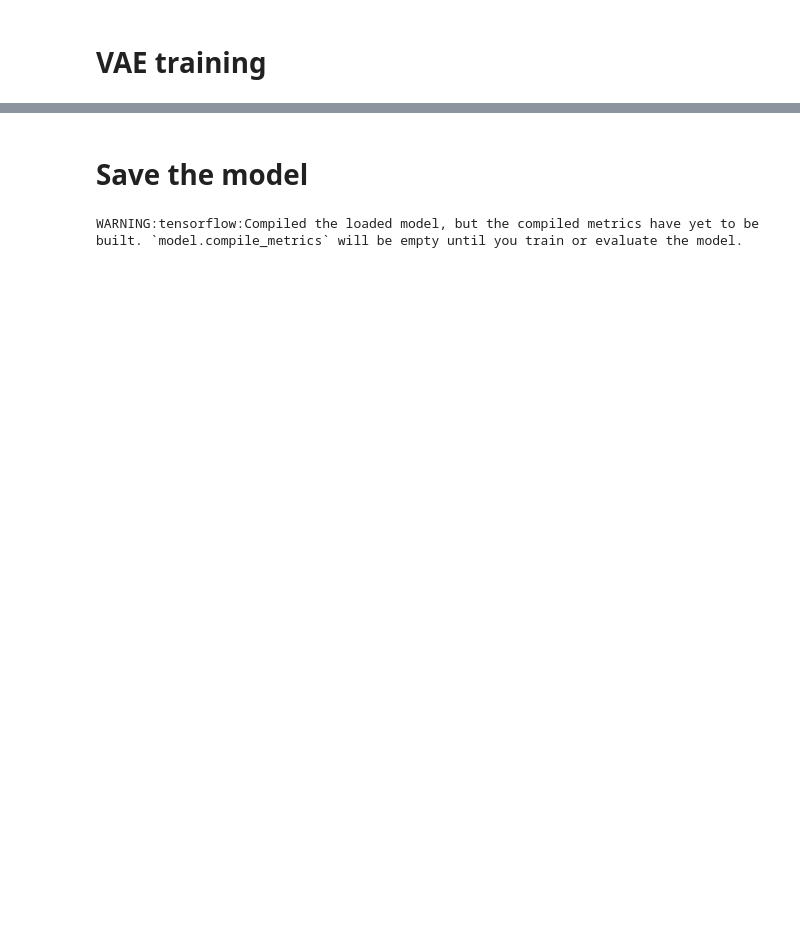
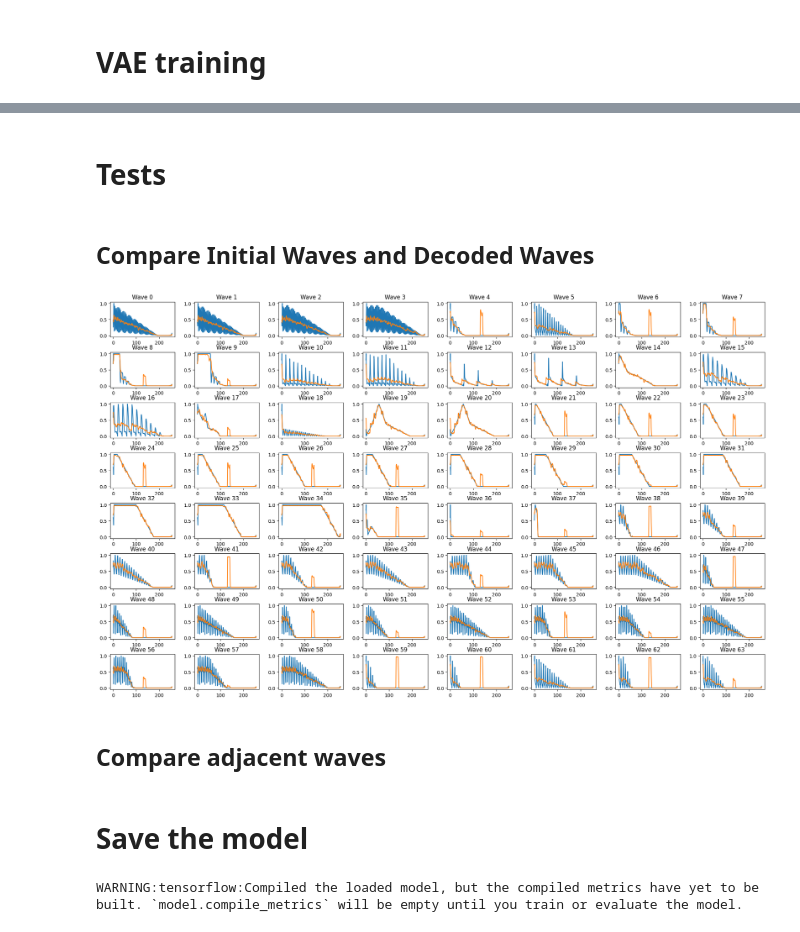
Before and after one commit to jeremywu2000/NN_WaveTable_Generator, a Jupyter notebook: variational_autoencoder/keras_vae.ipynb, the cells around one changed output, grey strips where cells are left out. Cells and saved outputs as stored; diff of their text form; code cells hidden in the pictures; blank space fills up the shorter version.

```diff
--- a/variational_autoencoder/keras_vae.ipynb
+++ b/variational_autoencoder/keras_vae.ipynb
@@ -204,0 +201,5 @@ _________________________________________________________________
+# %%
+vae = VAE()
+vae.encoder.build(enc_input_shape)
+vae.build(enc_input_shape)
+vae.summary()
@@ -205,7 +220,8 @@ _________________________________________________________________
 # %% [markdown]
 # VAE training
-# %%
-num_epochs = 10
-for j in tqdm(range(num_epochs)):
-    for i in waves:
-        loss = vae.train_step(i)
+# %%
+vae.compile(optimizer='adam', loss=vae.loss)
+vae.fit(waves, waves,
+                epochs=5000,
+                shuffle=True,
+                validation_data=(waves, waves))
@@ -211,0 +247,2 @@ for j in tqdm(range(num_epochs)):
+# %% [markdown]
+# Tests
@@ -211,0 +251,23 @@ for j in tqdm(range(num_epochs)):
+# %% [markdown]
+## Compare Initial Waves and Decoded Waves
+# %%
+import matplotlib.pyplot as plt
+
+figs, axs = plt.subplots(8,8,figsize=(20, 12))
+figs.tight_layout()
+for i in range(64):
+    y = int(i/8)
+    x = int(i%8)
+    axs[y, x].plot(tf.squeeze(waves[i]))
+    axs[y, x].plot(tf.squeeze(tf.squeeze(vae(waves[i]))))
+    axs[y, x].set_title(f"Wave {i}")
+
+import time
+timestr = time.strftime("%Y%m%d-%H%M%S")
+
+fig_dir = "./wave_figs/"
+figs.savefig(fname=f"{fig_dir}wave_comparisons_{timestr}.png", bbox_inches='tight')
+# %% [output]
+[figure, added]
+# %% [markdown]
+## Compare adjacent waves
```
Also changed, not shown: parts of 21 cells of this notebook, 5 other files.
